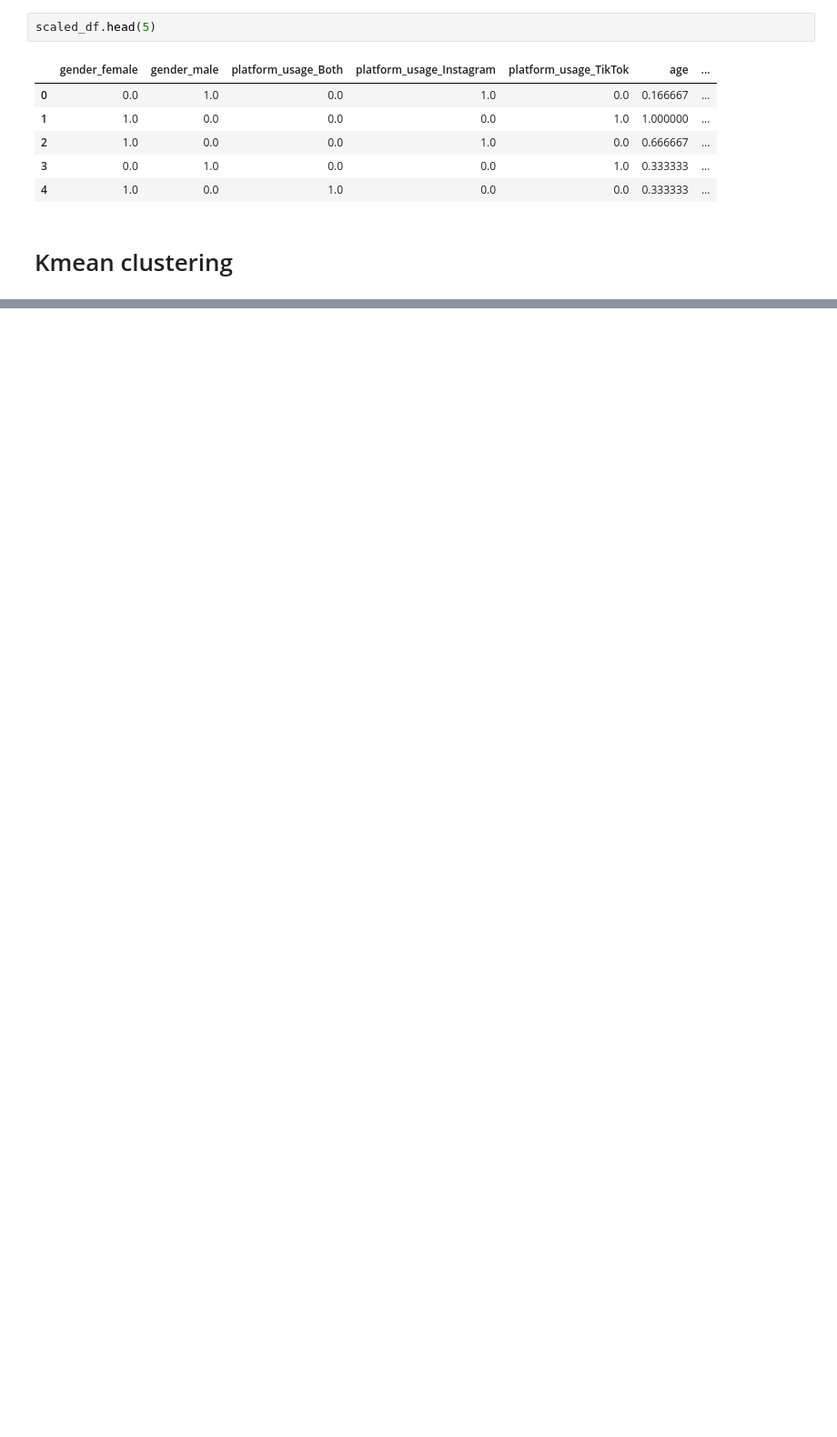
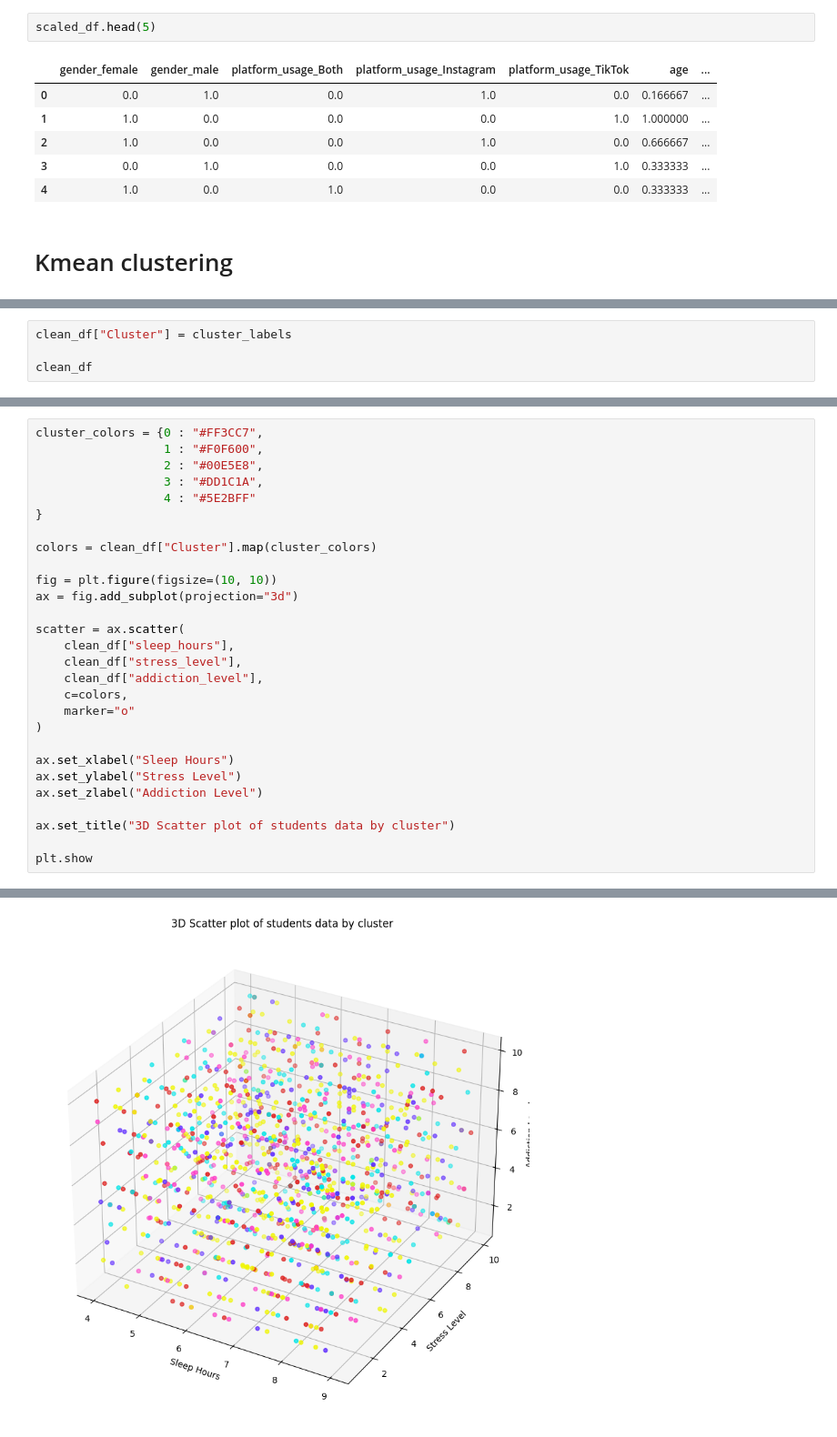
Before and after one commit to Leow14/Social-Media-Impact, a Jupyter notebook: Data analysis/Notebooks/primary_analysis.ipynb, the cells around one changed output, grey strips where cells are left out. Shown at 91% size. Drawn from its saved outputs; the diff is of its cells as text; blank space fills up the shorter version.

```diff
--- a/Data analysis/Notebooks/primary_analysis.ipynb
+++ b/Data analysis/Notebooks/primary_analysis.ipynb
@@ -732,0 +776,4 @@ array([2, 1, 0, ..., 4, 3, 1], dtype=int32)
+# %%
+clean_df["Cluster"] = cluster_labels
+
+clean_df
@@ -732,0 +794,29 @@ array([2, 1, 0, ..., 4, 3, 1], dtype=int32)
+# %%
+cluster_colors = {0 : "#FF3CC7",
+                  1 : "#F0F600",
+                  2 : "#00E5E8",
+                  3 : "#DD1C1A",
+                  4 : "#5E2BFF"
+}
+
+colors = clean_df["Cluster"].map(cluster_colors)
+
+fig = plt.figure(figsize=(10, 10))
+ax = fig.add_subplot(projection="3d")
+
+scatter = ax.scatter(
+    clean_df["sleep_hours"],
+    clean_df["stress_level"],
+    clean_df["addiction_level"],
+    c=colors,
+    marker="o"
+)
+
+ax.set_xlabel("Sleep Hours")
+ax.set_ylabel("Stress Level")
+ax.set_zlabel("Addiction Level")
+
+ax.set_title("3D Scatter plot of students data by cluster")
+
+plt.show
+# %% [output]
@@ -732,0 +824 @@ array([2, 1, 0, ..., 4, 3, 1], dtype=int32)
+[figure, added]
```
Also changed, not shown: parts of 9 cells of this notebook.
